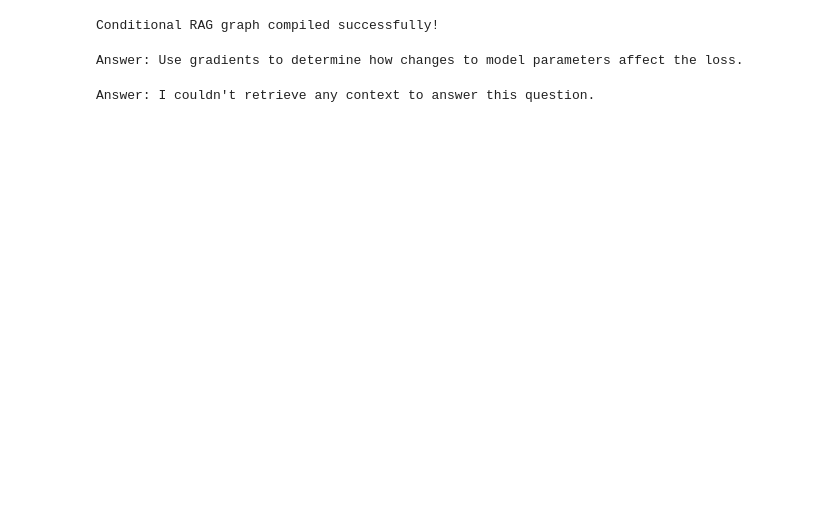
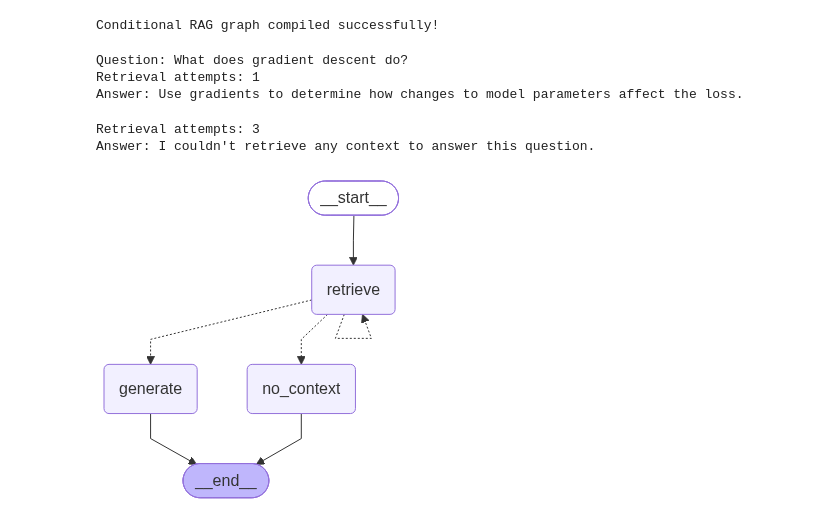
Before and after one commit to shivyadev/Learning_lang_chain, a Jupyter notebook: notebook.ipynb, the cells around one changed output. Saved outputs shown, nothing was run; the diff lists cells and outputs as text; code cells hidden in the pictures; blank space fills up the shorter version.

```diff
--- a/notebook.ipynb
+++ b/notebook.ipynb
@@ -412,6 +387,7 @@ class RAGState(TypedDict):
     question: str
     context: str
     answer: str
+    retry_count: int
 
 print("RAG state defined!")
 # %% [output]
@@ -430,7 +406,10 @@ def retrieve_node(state: RAGState) -> dict:
     )
 
     # Return the state update
-    return {"context": context}
+    return {
+        "context": context,
+        "retry_count": state["retry_count"] + 1
+    }
 # %%
 # Defining the generation node of the langgraph
 
@@ -487,11 +423,16 @@ Generated answer:
 # %%
 # Adding conditional edges to the graph
+
+MAX_ATTEMPTS = 3
 
 def route_after_retrieval(state: RAGState) -> str:
     # Check whether retrieval returned any context
     if state["context"].strip():
         return "generate"
 
+    if state['retry_count'] < MAX_ATTEMPTS:
+        return "retrieve"
+
     return "no_context"
 # %%
 def no_context_node(state: RAGState) -> dict:
@@ -515,7 +456,8 @@ graph_builder.add_conditional_edges(
     route_after_retrieval,
     {
         "generate": "generate",
-        "no_context": "no_context"
+        "no_context": "no_context",
+        "retrieve": "retrieve",
     }
 )
 
@@ -530,40 +472,68 @@ print("Conditional RAG graph compiled successfully!")
 Conditional RAG graph compiled successfully!
 # %%
 result = rag_graph.invoke({
-    "question": "What does gradient descent do?"
+    "question": "What does gradient descent do?",
+    "context": "",
+    "answer": "",
+    "retry_count": 0
 })
 
+print("Question:", result["question"])
+print("Retrieval attempts:", result["retry_count"])
 print("Answer:", result["answer"])
 # %% [output]
+Question: What does gradient descent do?
+Retrieval attempts: 1
 Answer: Use gradients to determine how changes to model parameters affect the loss.
 # %%
 def empty_retrieve_node(state: RAGState) -> dict:
-    return {"context": ""}
+    return {
+        "context": "",
+        "retry_count": state["retry_count"] + 1
+    }
 
 
 test_builder = StateGraph(RAGState)
+
 test_builder.add_node("retrieve", empty_retrieve_node)
 test_builder.add_node("generate", generate_node)
 test_builder.add_node("no_context", no_context_node)
 
 test_builder.add_edge(START, "retrieve")
+
 test_builder.add_conditional_edges(
     "retrieve",
     route_after_retrieval,
     {
         "generate": "generate",
+        "retrieve": "retrieve",
         "no_context": "no_context"
     }
 )
+
 test_builder.add_edge("generate", END)
 test_builder.add_edge("no_context", END)
 
-empty_context_graph = test_builder.compile()
+test_graph = test_builder.compile()
 
-result = empty_context_graph.invoke({
-    "question": "What does gradient descent do?"
+test_result = test_graph.invoke({
+    "question": "What does gradient descent do?",
+    "context": "",
+    "answer": "",
+    "retry_count": 0
 })
 
-print("Answer:", result["answer"])
+print("Retrieval attempts:", test_result["retry_count"])
+print("Answer:", test_result["answer"])
 # %% [output]
+Retrieval attempts: 3
 Answer: I couldn't retrieve any context to answer this question.
+# %%
+# Displaying the graph structure
+
+from IPython.display import Image, display
+
+graph_image = rag_graph.get_graph().draw_mermaid_png()
+display(Image(graph_image))
+# %% [output]
+[figure, added]
```
Also changed, not shown: parts of 20 cells of this notebook.
